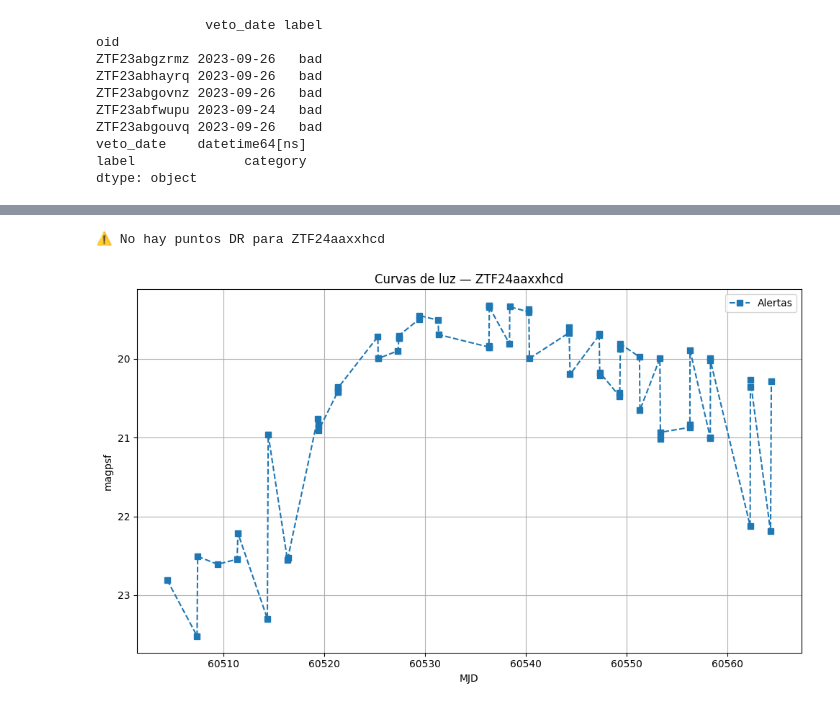
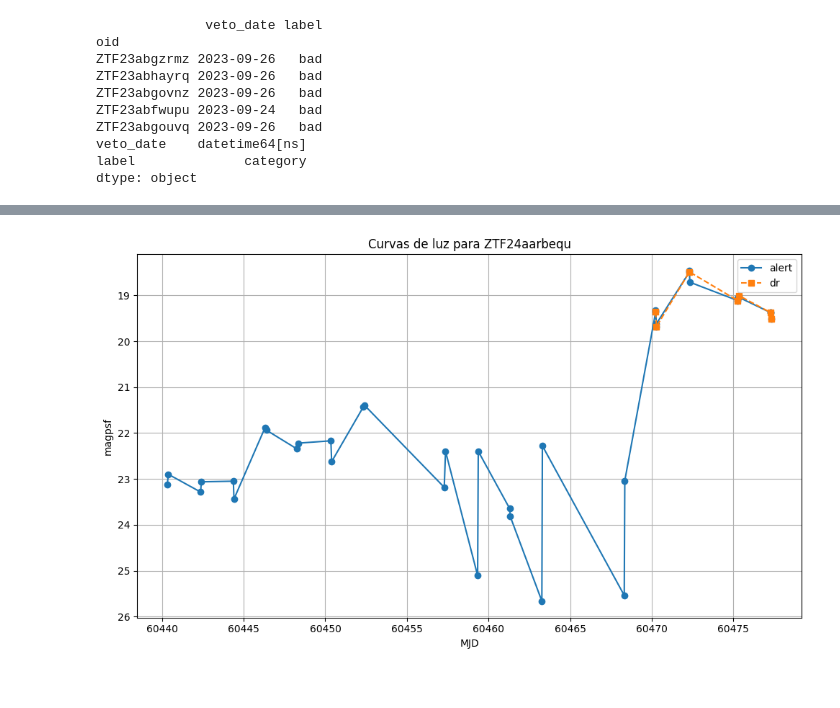
Before and after one commit to benjaminMancilla/AS4501-Proyect, a Jupyter notebook: model_dataframe.ipynb, the cells around one changed output, grey strips where cells are left out. Drawn from its saved outputs; the diff is of its cells as text; code cells hidden in the pictures.

```diff
--- a/model_dataframe.ipynb
+++ b/model_dataframe.ipynb
@@ -220,5 +235,4 @@ plot_lightcurves("ZTF24aaxxhcd", toggle=2)
 # %%
-plot_lightcurves("ZTF24aaxxhcd", toggle=1)
+plot_lightcurves("ZTF24aarbequ")
 # %% [output]
-⚠️ No hay puntos DR para ZTF24aaxxhcd
-[figure, old version]
+[figure, new version]
```
Also changed, not shown: parts of 18 cells of this notebook, 2 other files.
